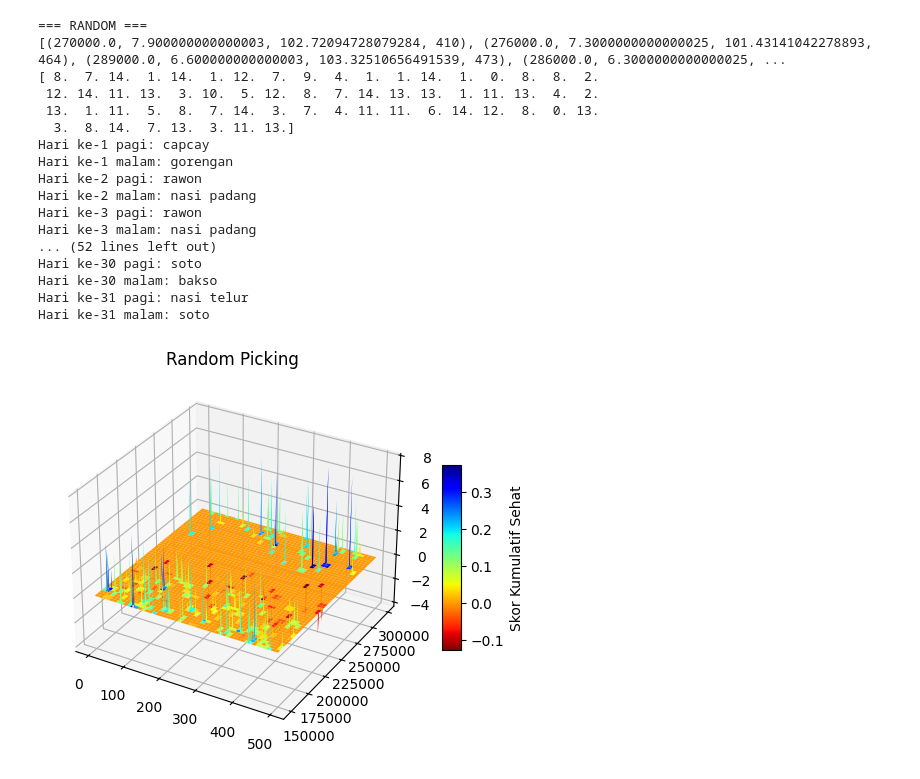
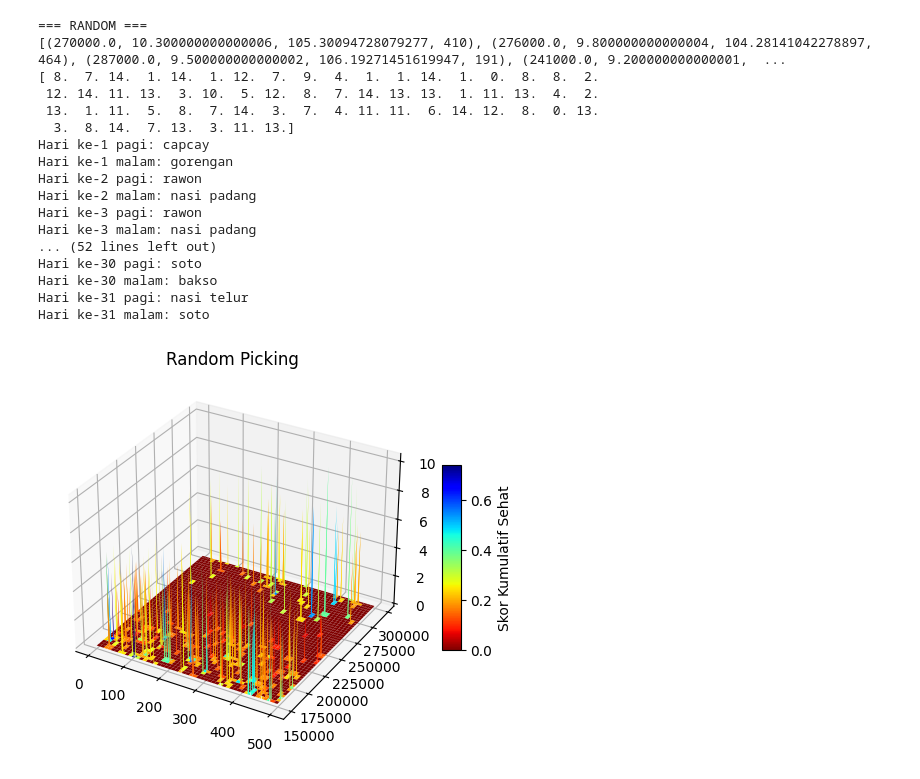
Before and after one commit to adriann03/DiscreteMath, a Jupyter notebook: 24083010090_AdrianVedaDarmawan_MatdisA_4.ipynb, the cells around one changed output. Drawn from its saved outputs; the diff is of its cells as text; code cells hidden in the pictures.

```diff
--- a/24083010090_AdrianVedaDarmawan_MatdisA_4.ipynb
+++ b/24083010090_AdrianVedaDarmawan_MatdisA_4.ipynb
@@ -5,7 +5,7 @@ import pandas as pd
 import numpy as np
 import matplotlib.pyplot as plt
 
-NPM= 90
+NPM = 90
 np.random.seed(NPM)
 
 makan =  pd.read_excel("https://github.com/adriann03/dataset_mahasiswa_matdis_a/raw/refs/heads/main/dataset_makanan_matdis.xlsx", engine='openpyxl')
@@ -13,10 +13,10 @@ makan =  pd.read_excel("https://github.com/adriann03/dataset_mahasiswa_matdis_a/
 
 budget= 1e6 #rupiah
 
-wkenyang_base= 0.8
+wkenyang_base= 1.1
 wrasa_base= 0.7
 wsehat_base= 0.9 # simpangan lebih besar
-wbosan_base= 0.2
+wbosan_base= 0.5
 
 skor_kumulatif= 0.0
 SAMPLE_NUM= 500
@@ -33,12 +33,11 @@ SISA_MAKSIMUM= 300e3
 bin_sisa= np.arange(SISA_MININUM, SISA_MAKSIMUM, 1000)
 resp_sehat= np.zeros((SAMPLE_NUM, len(bin_sisa)), dtype=np.double)
 resp_pilih= np.zeros((SAMPLE_NUM, 62), dtype=np.double)
-
 print("=== RANDOM ===")
 for n in range(0, SAMPLE_NUM):
-    budget=1e6
-    skor_kumulatif= 0
-    skor_sehat= 0
+    budget = 1e6
+    skor_kumulatif = 0
+    skor_sehat = 0
 
     for i in range(0, 31): # hari
         # makan pertama, pilih secara acak
@@ -65,12 +64,12 @@ for n in range(0, SAMPLE_NUM):
         w_rasa= np.random.normal(loc=wrasa_base, scale=0.2)
         w_sehat= np.random.normal(loc=wsehat_base+0.2, scale=0.4)
         w_bosan= np.random.normal(loc=wbosan_base*2, scale=0.2)
-        skor_kumulatif= skor_kumulatif + \
-            w_kenyang * makan['kenyang'][pilihan]\
+        skor_kumulatif= skor_kumulatif\
+            + w_kenyang * makan['kenyang'][pilihan]\
             + w_rasa * makan['rasa'][pilihan] \
             + w_sehat * makan['sehat'][pilihan] \
             - w_bosan * makan['bosan'][pilihan]
-        skor_sehat += makan['sehat'][pilihan] - 0.5
+        skor_sehat += max(makan['sehat'][pilihan] - 0.5, 0)
         budget = budget - makan['harga'][pilihan]
         #print(f"hari {i} malam: {makan['makanan'][pilihan]}")
         resp_pilih[n][2*i+1]= pilihan
@@ -103,36 +102,36 @@ fig.colorbar(surf, ax=ax, shrink=0.5, aspect=10, label="Skor Kumulatif Sehat")
 
 values = []
 for i in range(SAMPLE_NUM):
-    max_value = resp_sehat[i][j]
+    max_value = resp_sehat[i][0]
     j_max = 0
     for j in range(len(bin_sisa)):
         if resp_sehat[i][j] > max_value:
             max_value = resp_sehat[i][j]
             j_max = j
         if j == len(bin_sisa) - 1:
             values.append((bin_sisa[j_max].item(), max_value.item(), skor[i].item(), i))
 descending_sorted_values = sorted(values, key=lambda element: element[1], reverse=True)
 print(descending_sorted_values)
 print(resp_pilih[descending_sorted_values[0][3]])
 for i in range(len(resp_pilih[descending_sorted_values[0][3]])):
     day = ["pagi", "malam"]
     print(f"Hari ke-{i//2 + 1} {day[i%2]}: {makan['makanan'][int(resp_pilih[descending_sorted_values[0][3]][i])]}")
 # %% [output]
 === RANDOM ===
-[(270000.0, 7.900000000000003, 102.72094728079284, 410), (276000.0, 7.3000000000000025, 101.43141042278893, 464), (289000.0, 6.600000000000003, 103.32510656491539, 473), (286000.0, 6.3000000000000025, ...
+[(270000.0, 10.300000000000006, 105.30094728079277, 410), (276000.0, 9.800000000000004, 104.28141042278897, 464), (287000.0, 9.500000000000002, 106.19271451619947, 191), (241000.0, 9.200000000000001,  ...
 [ 8.  7. 14.  1. 14.  1. 12.  7.  9.  4.  1.  1. 14.  1.  0.  8.  8.  2.
  12. 14. 11. 13.  3. 10.  5. 12.  8.  7. 14. 13. 13.  1. 11. 13.  4.  2.
  13.  1. 11.  5.  8.  7. 14.  3.  7.  4. 11. 11.  6. 14. 12.  8.  0. 13.
   3.  8. 14.  7. 13.  3. 11. 13.]
 Hari ke-1 pagi: capcay
 Hari ke-1 malam: gorengan
 Hari ke-2 pagi: rawon
 Hari ke-2 malam: nasi padang
 Hari ke-3 pagi: rawon
 Hari ke-3 malam: nasi padang
 ... (52 lines left out)
 Hari ke-30 pagi: soto
 Hari ke-30 malam: bakso
 Hari ke-31 pagi: nasi telur
 Hari ke-31 malam: soto
-[figure, old version]
+[figure, new version]
```
Also changed, not shown: parts of 4 cells of this notebook.
